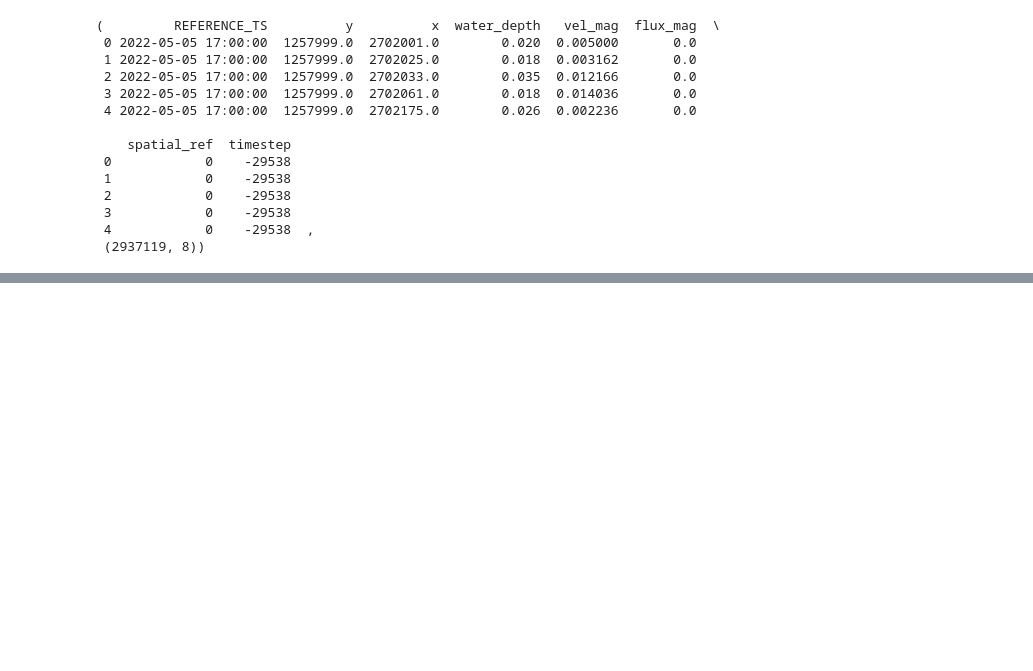
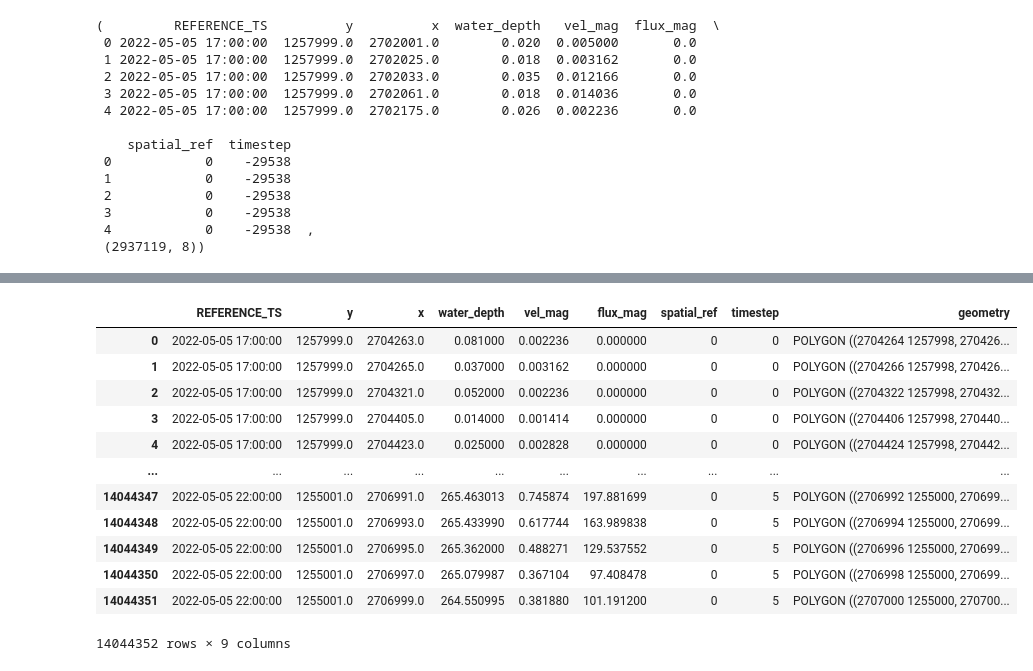
Before and after one commit to Gabespejo/Liestal_event, a Jupyter notebook: notebooks/Zell_Combiprecip_vector.ipynb, the cells around one changed output, grey strips where cells are left out. Drawn from its saved outputs; the diff is of its cells as text; code cells hidden in the pictures; blank space fills up the shorter version.

Commit message:
Initial import

```diff
--- a/notebooks/Zell_Combiprecip_vector.ipynb
+++ b/notebooks/Zell_Combiprecip_vector.ipynb
@@ -59,0 +253,52 @@ Zell_wet_cells.head(), Zell_wet_cells.shape
+# %%
+import xarray as xr
+import pandas as pd
+import geopandas as gpd
+from shapely.geometry import box
+
+# ---- settings ----
+path = "/storage/homefs/ge24z347/LISFLOOD_FP_8_1/build/Zell_2m_accv14/Zell_2m_accv14_Combiprecip.nc"
+THRESH = 0.01
+
+ds = xr.open_dataset(path)
+
+# 1) keep only wet cells and needed vars
+wet = ds[["water_depth", "vel_mag", "flux_mag"]].where(ds["water_depth"] > THRESH)
+
+# 2) xarray -> DataFrame, drop dry cells, get x/y/REFERENCE_TS as columns
+df = wet.to_dataframe().dropna().reset_index()
+
+# 3) timestep index 0..N-1
+df["timestep"] = pd.factorize(df["REFERENCE_TS"])[0].astype("int16")
+
+# 4) build square polygons around cell centres
+dx = float(ds.x[1] - ds.x[0])
+dy = float(ds.y[1] - ds.y[0])
+hx, hy = abs(dx) / 2.0, abs(dy) / 2.0
+
+df["geometry"] = [
+    box(x - hx, y - hy, x + hx, y + hy)
+    for x, y in zip(df["x"].to_numpy(), df["y"].to_numpy())
+]
+
+# 5) GeoDataFrame in EPSG:2056
+Zell_wet_cells = gpd.GeoDataFrame(df, geometry="geometry", crs="EPSG:2056")
+
+# optional: save
+#gdf.to_file("Zell_wet_cells_polygons.gpkg", layer="wet_cells", driver="GPKG")
+# %%
+Zell_wet_cells
+# %% [output]
+|  | REFERENCE_TS | y | x | water_depth | vel_mag | flux_mag | spatial_ref | timestep | geometry |
+| 0 | 2022-05-05 17:00:00 | 1257999.0 | 2704263.0 | 0.081000 | 0.002236 | 0.000000 | 0 | 0 | POLYGON ((2704264 1257998, 270426... |
+| 1 | 2022-05-05 17:00:00 | 1257999.0 | 2704265.0 | 0.037000 | 0.003162 | 0.000000 | 0 | 0 | POLYGON ((2704266 1257998, 270426... |
+| 2 | 2022-05-05 17:00:00 | 1257999.0 | 2704321.0 | 0.052000 | 0.002236 | 0.000000 | 0 | 0 | POLYGON ((2704322 1257998, 270432... |
+| 3 | 2022-05-05 17:00:00 | 1257999.0 | 2704405.0 | 0.014000 | 0.001414 | 0.000000 | 0 | 0 | POLYGON ((2704406 1257998, 270440... |
+| 4 | 2022-05-05 17:00:00 | 1257999.0 | 2704423.0 | 0.025000 | 0.002828 | 0.000000 | 0 | 0 | POLYGON ((2704424 1257998, 270442... |
+| ... | ... | ... | ... | ... | ... | ... | ... | ... | ... |
+| 14044347 | 2022-05-05 22:00:00 | 1255001.0 | 2706991.0 | 265.463013 | 0.745874 | 197.881699 | 0 | 5 | POLYGON ((2706992 1255000, 270699... |
+| 14044348 | 2022-05-05 22:00:00 | 1255001.0 | 2706993.0 | 265.433990 | 0.617744 | 163.989838 | 0 | 5 | POLYGON ((2706994 1255000, 270699... |
+| 14044349 | 2022-05-05 22:00:00 | 1255001.0 | 2706995.0 | 265.362000 | 0.488271 | 129.537552 | 0 | 5 | POLYGON ((2706996 1255000, 270699... |
+| 14044350 | 2022-05-05 22:00:00 | 1255001.0 | 2706997.0 | 265.079987 | 0.367104 | 97.408478 | 0 | 5 | POLYGON ((2706998 1255000, 270699... |
+| 14044351 | 2022-05-05 22:00:00 | 1255001.0 | 2706999.0 | 264.550995 | 0.381880 | 101.191200 | 0 | 5 | POLYGON ((2707000 1255000, 270700... |
+14044352 rows × 9 columns
```
Also changed, not shown: parts of 11 cells of this notebook, 54 other files.
